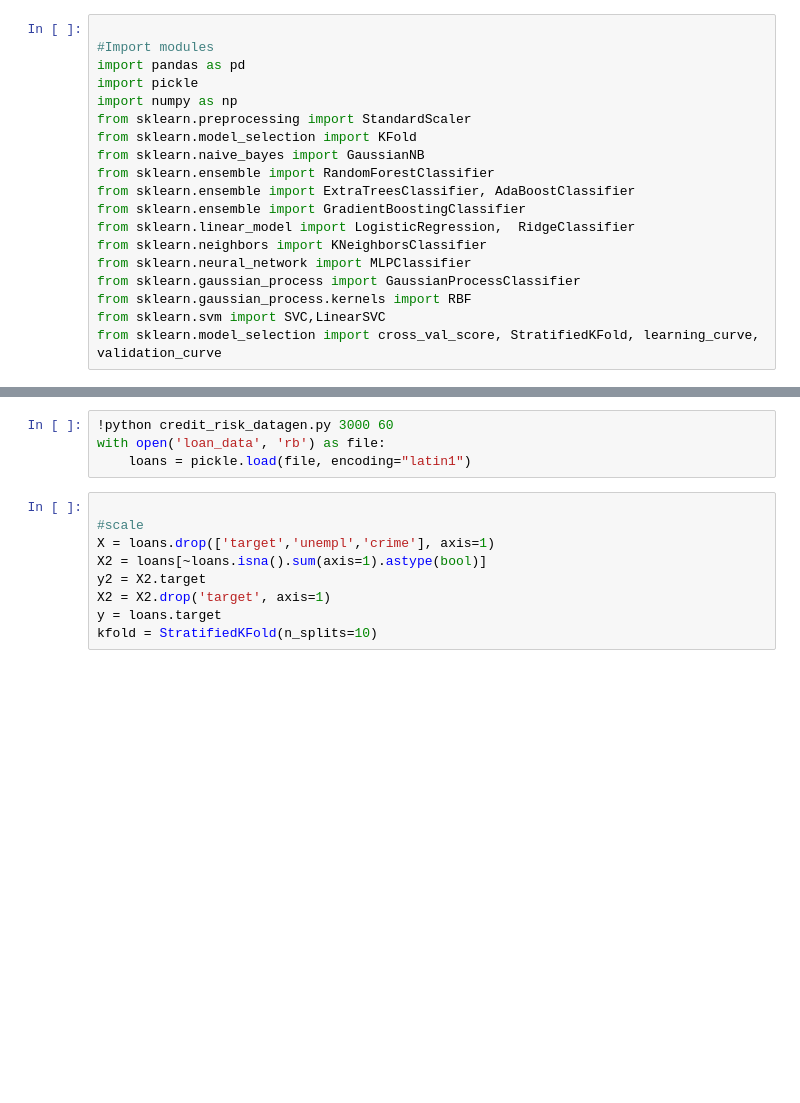
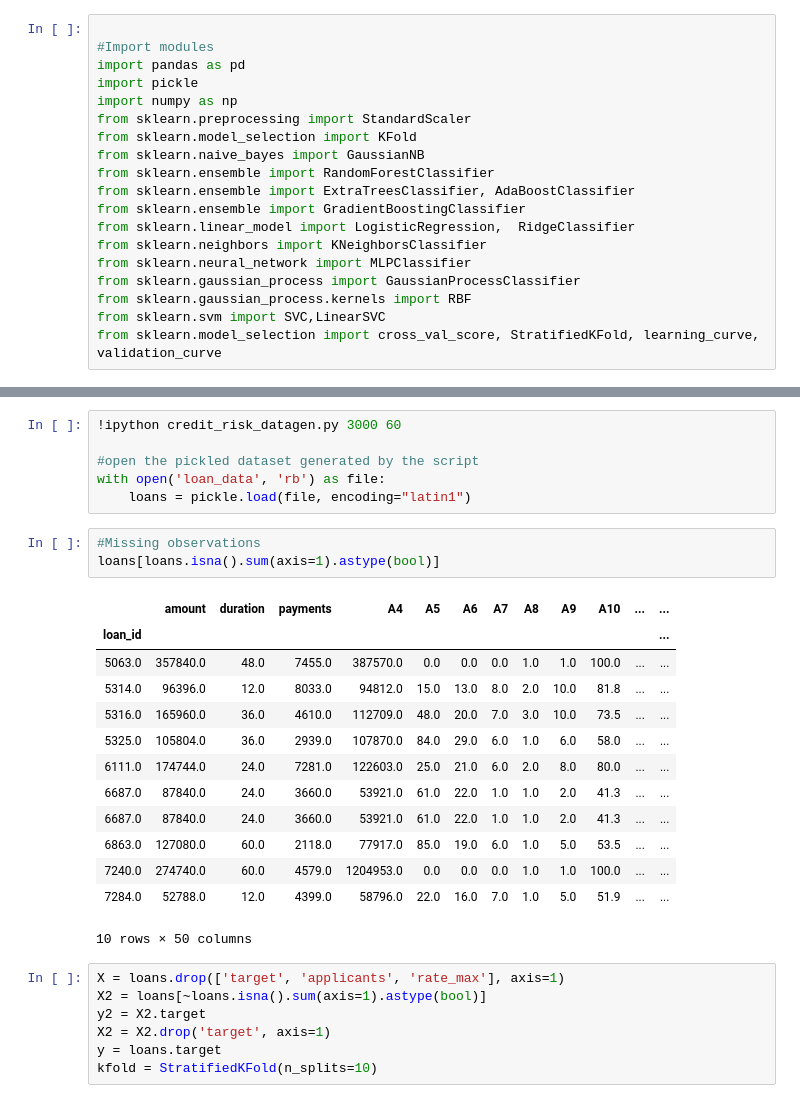
Before and after one commit to loerssoni/credit_risk_prediction, a Jupyter notebook: Credit default modeling.ipynb, the cells around one changed output, grey strips where cells are left out. Saved outputs shown, nothing was run; the diff lists cells and outputs as text; blank space fills up the shorter version.

```diff
--- a/Credit default modeling.ipynb
+++ b/Credit default modeling.ipynb
@@ -93,11 +25,28 @@ def plot_learning_curve(estimator, title, X, y, ylim=None, cv=None,
 # %%
-!python credit_risk_datagen.py 3000 60
+!ipython credit_risk_datagen.py 3000 60
+
+#open the pickled dataset generated by the script
 with open('loan_data', 'rb') as file:
     loans = pickle.load(file, encoding="latin1")
+# %%
+#Missing observations
+loans[loans.isna().sum(axis=1).astype(bool)]
+# %% [output]
+|  | amount | duration | payments | A4 | A5 | A6 | A7 | A8 | A9 | A10 | ... | ... |
+| loan_id |  |  |  |  |  |  |  |  |  |  |  | ... |
+| 5063.0 | 357840.0 | 48.0 | 7455.0 | 387570.0 | 0.0 | 0.0 | 0.0 | 1.0 | 1.0 | 100.0 | ... | ... |
+| 5314.0 | 96396.0 | 12.0 | 8033.0 | 94812.0 | 15.0 | 13.0 | 8.0 | 2.0 | 10.0 | 81.8 | ... | ... |
+| 5316.0 | 165960.0 | 36.0 | 4610.0 | 112709.0 | 48.0 | 20.0 | 7.0 | 3.0 | 10.0 | 73.5 | ... | ... |
+| 5325.0 | 105804.0 | 36.0 | 2939.0 | 107870.0 | 84.0 | 29.0 | 6.0 | 1.0 | 6.0 | 58.0 | ... | ... |
+| 6111.0 | 174744.0 | 24.0 | 7281.0 | 122603.0 | 25.0 | 21.0 | 6.0 | 2.0 | 8.0 | 80.0 | ... | ... |
+| 6687.0 | 87840.0 | 24.0 | 3660.0 | 53921.0 | 61.0 | 22.0 | 1.0 | 1.0 | 2.0 | 41.3 | ... | ... |
+| 6687.0 | 87840.0 | 24.0 | 3660.0 | 53921.0 | 61.0 | 22.0 | 1.0 | 1.0 | 2.0 | 41.3 | ... | ... |
+| 6863.0 | 127080.0 | 60.0 | 2118.0 | 77917.0 | 85.0 | 19.0 | 6.0 | 1.0 | 5.0 | 53.5 | ... | ... |
+| 7240.0 | 274740.0 | 60.0 | 4579.0 | 1204953.0 | 0.0 | 0.0 | 0.0 | 1.0 | 1.0 | 100.0 | ... | ... |
+| 7284.0 | 52788.0 | 12.0 | 4399.0 | 58796.0 | 22.0 | 16.0 | 7.0 | 1.0 | 5.0 | 51.9 | ... | ... |
+10 rows × 50 columns
 # %%
-
-#scale
-X = loans.drop(['target','unempl','crime'], axis=1)
+X = loans.drop(['target', 'applicants', 'rate_max'], axis=1)
 X2 = loans[~loans.isna().sum(axis=1).astype(bool)]
 y2 = X2.target
 X2 = X2.drop('target', axis=1)
```
Also changed, not shown: parts of 8 cells of this notebook, 2 other files.
